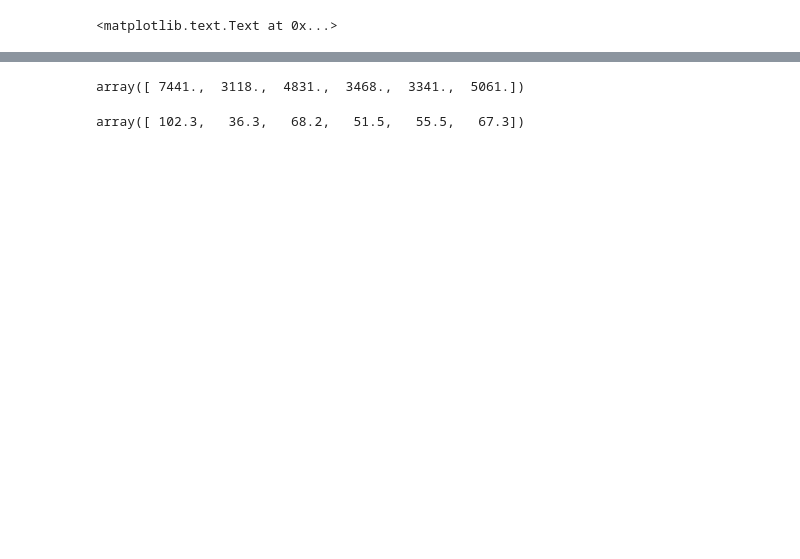
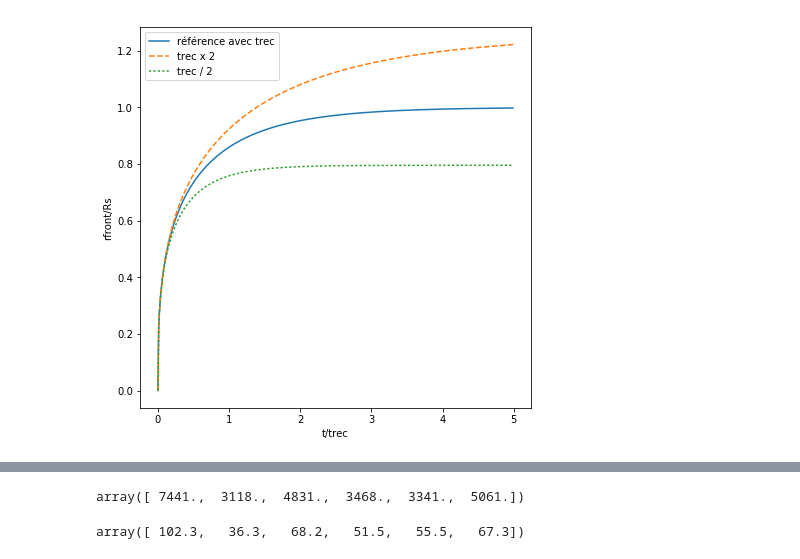
Before and after one commit to domaubert/LCosmo, a Jupyter notebook: datafig/strom/plotstrom.ipynb, the cells around one changed output, grey strips where cells are left out. Saved outputs shown, nothing was run; the diff lists cells and outputs as text; code cells hidden in the pictures; blank space fills up the shorter version.

```diff
--- a/datafig/strom/plotstrom.ipynb
+++ b/datafig/strom/plotstrom.ipynb
@@ -8,14 +8,15 @@ plt.rcParams['figure.figsize'] = (7.0, 7.0)
 # %%
 t=np.arange(0,5,0.01)
 r=(1-np.exp(-t))**0.33
-r2=(1-np.exp(-t/2))**0.33
-r3=(1-np.exp(-t/0.5))**0.33
+r2=(1-np.exp(-t/2))**0.33 * 2**0.33
+r3=(1-np.exp(-t/0.5))**0.33 *0.5**0.33
 
 plt.figure()
-plt.plot(t,r)
-plt.plot(t,r2)
-plt.plot(t,r3)
-plt.legend(['référence','trec x 2','trec / 2'])
+plt.plot(t,r,label='référence avec trec')
+plt.plot(t,r2,'--',label='trec x 2')
+plt.plot(t,r3,':',label='trec / 2')
+plt.legend()
 plt.xlabel('t/trec')
 plt.ylabel('rfront/Rs')
+plt.savefig('strom.png')
 # %% [output]
@@ -24 +23 @@ plt.ylabel('rfront/Rs')
-<matplotlib.text.Text at 0x...>
+[figure, added]
```
Also changed, not shown: parts of 3 cells of this notebook, 21 other files.
